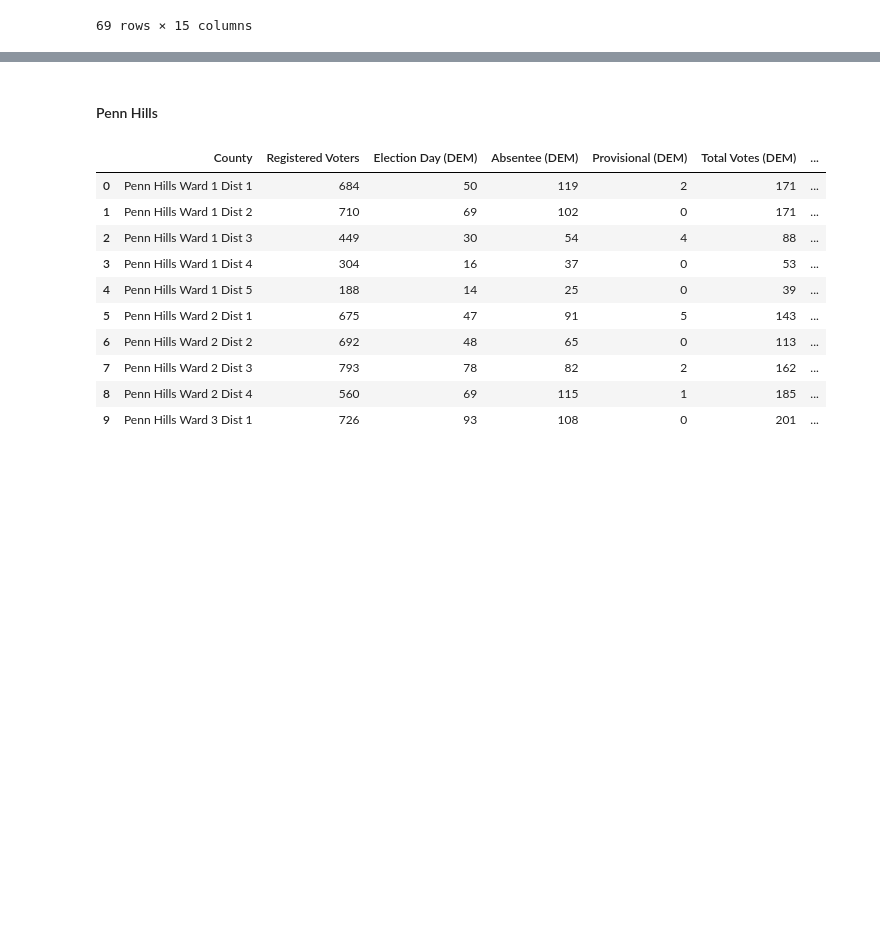
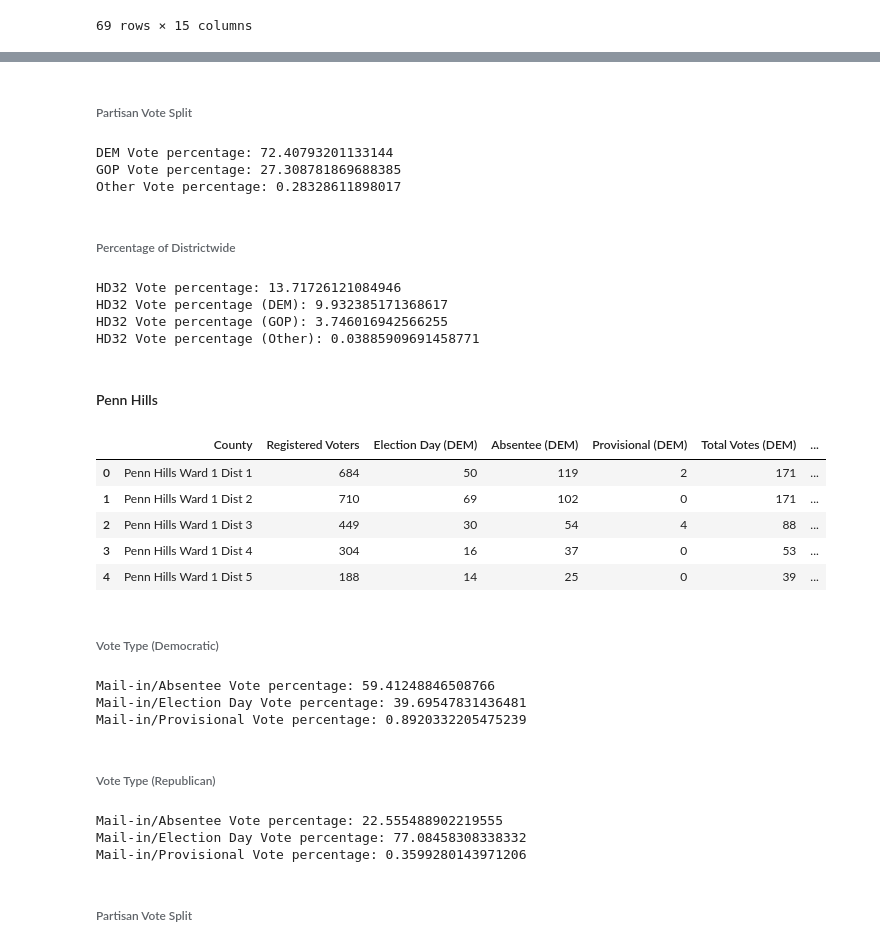
Before and after one commit to jonprice99/Regional-Election-Analysis, a Jupyter notebook: election_data.ipynb, the cells around one changed output, grey strips where cells are left out. Saved outputs shown, nothing was run; the diff lists cells and outputs as text; code cells hidden in the pictures; blank space fills up the shorter version.

Commit message:
Build out General 22 turnout & start Special 23 breakdown

```diff
--- a/election_data.ipynb
+++ b/election_data.ipynb
@@ -964,19 +1251,80 @@ hd32_special_breakdown
+# %% [markdown]
+###### Partisan Vote Split
+# %%
+special23_dem_vote_ratio = (sum(oakmont_special23_breakdown['Total Votes (DEM)']) / sum(oakmont_special23_breakdown['Total'])) * 100
+print("DEM Vote percentage: " + str(special23_dem_vote_ratio))
+
+special23_gop_vote_ratio = (sum(oakmont_special23_breakdown['Total Votes (GOP)']) / sum(oakmont_special23_breakdown['Total'])) * 100
+print("GOP Vote percentage: " + str(special23_gop_vote_ratio))
+
+special23_other_vote_ratio = (sum(oakmont_special23_breakdown['Total Votes (Other)']) / sum(oakmont_special23_breakdown['Total'])) * 100
+print("Other Vote percentage: " + str(special23_other_vote_ratio))
+# %% [output]
+DEM Vote percentage: 72.40793201133144
+GOP Vote percentage: 27.308781869688385
+Other Vote percentage: 0.28328611898017
+# %% [markdown]
+###### Percentage of Districtwide
+# %%
+special23_total_vote_district_ratio = (sum(oakmont_special23_breakdown['Total']) / (hd32_special_breakdown['Total'][68])) * 100
+print("HD32 Vote percentage: " + str(special23_total_vote_district_ratio))
+
+special23_dem_vote_district_ratio = (sum(oakmont_special23_breakdown['Total Votes (DEM)']) / (hd32_special_breakdown['Total'][68])) * 100
+print("HD32 Vote percentage (DEM): " + str(special23_dem_vote_district_ratio))
+
+special23_gop_vote_district_ratio = (sum(oakmont_special23_breakdown['Total Votes (GOP)']) / (hd32_special_breakdown['Total'][68])) * 100
+print("HD32 Vote percentage (GOP): " + str(special23_gop_vote_district_ratio))
+
+special23_other_vote_district_ratio = (sum(oakmont_special23_breakdown['Total Votes (Other)']) / (hd32_special_breakdown['Total'][68])) * 100
+print("HD32 Vote percentage (Other): " + str(special23_other_vote_district_ratio))
+# %% [output]
+HD32 Vote percentage: 13.71726121084946
+HD32 Vote percentage (DEM): 9.932385171368617
+HD32 Vote percentage (GOP): 3.746016942566255
+HD32 Vote percentage (Other): 0.03885909691458771
 # %% [markdown]
 #### Penn Hills
 # %%
 # get only Penn Hills wards/districts
 ph_special23_breakdown = hd32_special_breakdown[hd32_special_breakdown['County'].str.contains("Penn Hills")]
 ph_special23_breakdown = ph_special23_breakdown.reset_index(drop=True)
-ph_special23_breakdown.head(10)
+ph_special23_breakdown.head(5)
 # %% [output]
 |  | County | Registered Voters | Election Day (DEM) | Absentee (DEM) | Provisional (DEM) | Total Votes (DEM) | ... |
 | 0 | Penn Hills Ward 1 Dist 1 | 684 | 50 | 119 | 2 | 171 | ... |
 | 1 | Penn Hills Ward 1 Dist 2 | 710 | 69 | 102 | 0 | 171 | ... |
 | 2 | Penn Hills Ward 1 Dist 3 | 449 | 30 | 54 | 4 | 88 | ... |
 | 3 | Penn Hills Ward 1 Dist 4 | 304 | 16 | 37 | 0 | 53 | ... |
 | 4 | Penn Hills Ward 1 Dist 5 | 188 | 14 | 25 | 0 | 39 | ... |
-| 5 | Penn Hills Ward 2 Dist 1 | 675 | 47 | 91 | 5 | 143 | ... |
-| 6 | Penn Hills Ward 2 Dist 2 | 692 | 48 | 65 | 0 | 113 | ... |
-| 7 | Penn Hills Ward 2 Dist 3 | 793 | 78 | 82 | 2 | 162 | ... |
-| 8 | Penn Hills Ward 2 Dist 4 | 560 | 69 | 115 | 1 | 185 | ... |
-| 9 | Penn Hills Ward 3 Dist 1 | 726 | 93 | 108 | 0 | 201 | ... |
+# %% [markdown]
+###### Vote Type (Democratic)
+# %%
+special23_dem_mail_vote_ratio = (sum(ph_special23_breakdown['Absentee (DEM)']) / sum(ph_special23_breakdown['Total Votes (DEM)'])) * 100
+print("Mail-in/Absentee Vote percentage: " + str(special23_dem_mail_vote_ratio))
+
+special23_dem_eday_vote_ratio = (sum(ph_special23_breakdown['Election Day (DEM)']) / sum(ph_special23_breakdown['Total Votes (DEM)'])) * 100
+print("Mail-in/Election Day Vote percentage: " + str(special23_dem_eday_vote_ratio))
+
+special23_dem_provisional_vote_ratio = (sum(ph_special23_breakdown['Provisional (DEM)']) / sum(ph_special23_breakdown['Total Votes (DEM)'])) * 100
+print("Mail-in/Provisional Vote percentage: " + str(special23_dem_provisional_vote_ratio))
+# %% [output]
+Mail-in/Absentee Vote percentage: 59.41248846508766
+Mail-in/Election Day Vote percentage: 39.69547831436481
+Mail-in/Provisional Vote percentage: 0.8920332205475239
+# %% [markdown]
+###### Vote Type (Republican)
+# %%
+special23_gop_mail_vote_ratio = (sum(ph_special23_breakdown['Absentee (GOP)']) / sum(ph_special23_breakdown['Total Votes (GOP)'])) * 100
+print("Mail-in/Absentee Vote percentage: " + str(special23_gop_mail_vote_ratio))
+
+special23_gop_eday_vote_ratio = (sum(ph_special23_breakdown['Election Day (GOP)']) / sum(ph_special23_breakdown['Total Votes (GOP)'])) * 100
+print("Mail-in/Election Day Vote percentage: " + str(special23_gop_eday_vote_ratio))
+
+special23_gop_provisional_vote_ratio = (sum(ph_special23_breakdown['Provisional (GOP)']) / sum(ph_special23_breakdown['Total Votes (GOP)'])) * 100
+print("Mail-in/Provisional Vote percentage: " + str(special23_gop_provisional_vote_ratio))
+# %% [output]
+Mail-in/Absentee Vote percentage: 22.555488902219555
+Mail-in/Election Day Vote percentage: 77.08458308338332
+Mail-in/Provisional Vote percentage: 0.3599280143971206
+# %% [markdown]
+###### Partisan Vote Split
```
Also changed, not shown: parts of 100 cells of this notebook.
